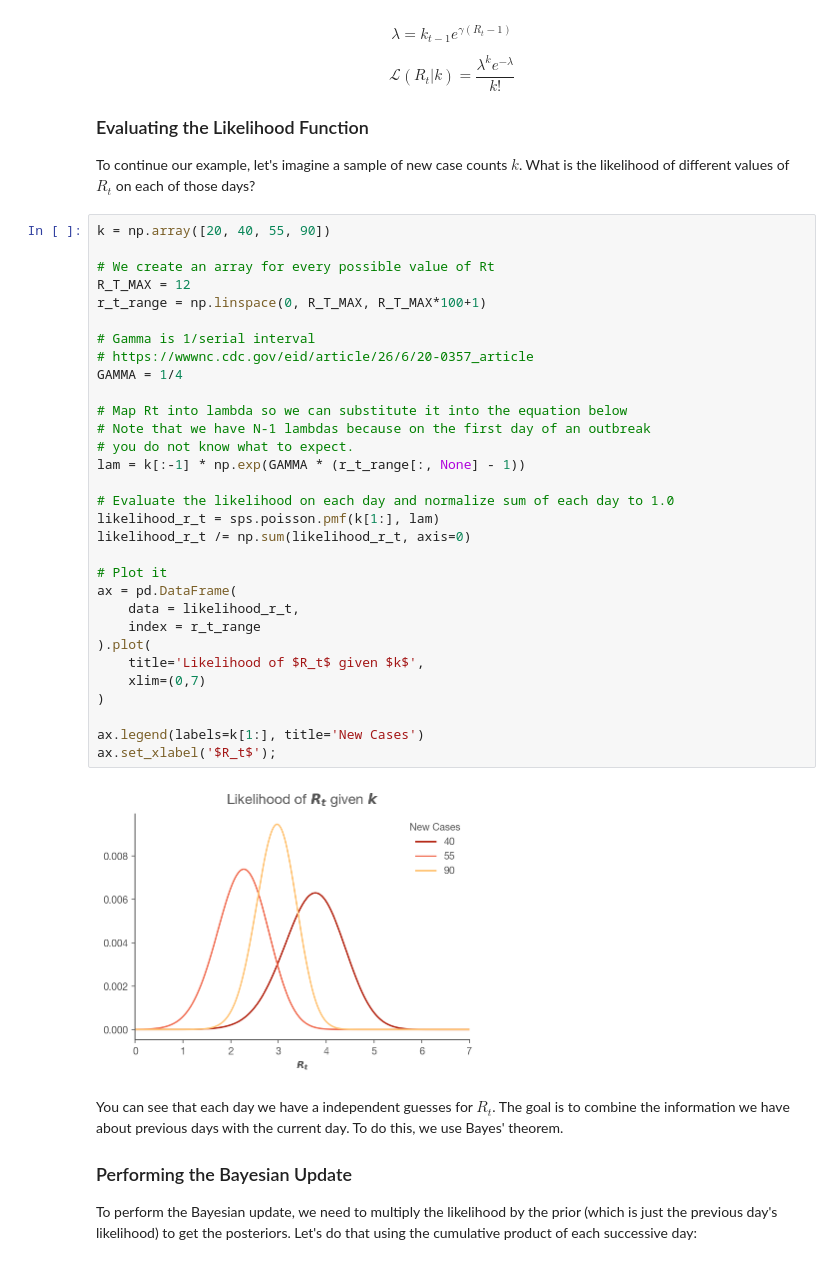
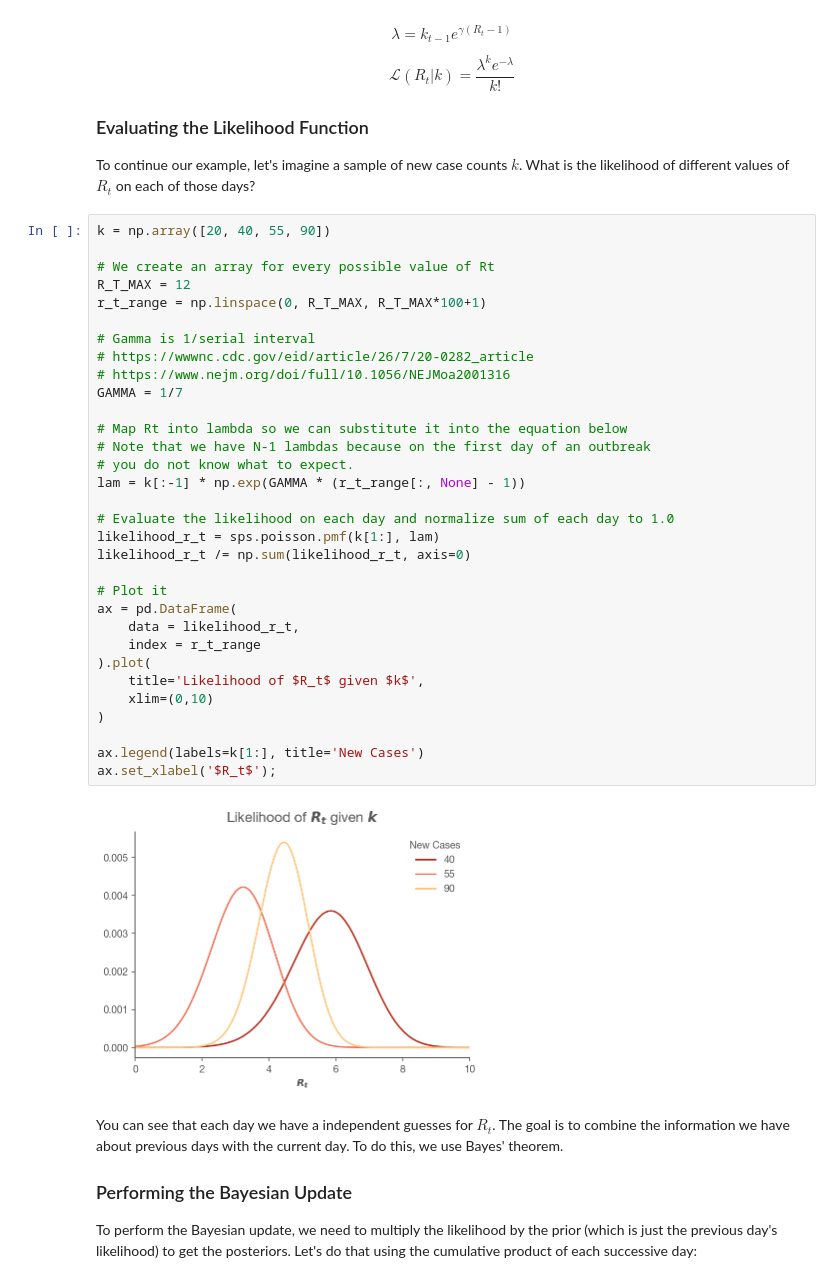
Before and after one commit to k-sys/covid-19, a Jupyter notebook: Realtime R0.ipynb, the cells around one changed output. Drawn from its saved outputs; the diff is of its cells as text.

```diff
--- a/Realtime R0.ipynb
+++ b/Realtime R0.ipynb
@@ -155,36 +149,37 @@ To continue our example, let's imagine a sample of new case counts $k$. What is
 # %%
 k = np.array([20, 40, 55, 90])
 
 # We create an array for every possible value of Rt
 R_T_MAX = 12
 r_t_range = np.linspace(0, R_T_MAX, R_T_MAX*100+1)
 
 # Gamma is 1/serial interval
-# https://wwwnc.cdc.gov/eid/article/26/6/20-0357_article
-GAMMA = 1/4
+# https://wwwnc.cdc.gov/eid/article/26/7/20-0282_article
+# https://www.nejm.org/doi/full/10.1056/NEJMoa2001316
+GAMMA = 1/7
 
 # Map Rt into lambda so we can substitute it into the equation below
 # Note that we have N-1 lambdas because on the first day of an outbreak
 # you do not know what to expect.
 lam = k[:-1] * np.exp(GAMMA * (r_t_range[:, None] - 1))
 
 # Evaluate the likelihood on each day and normalize sum of each day to 1.0
 likelihood_r_t = sps.poisson.pmf(k[1:], lam)
 likelihood_r_t /= np.sum(likelihood_r_t, axis=0)
 
 # Plot it
 ax = pd.DataFrame(
     data = likelihood_r_t,
     index = r_t_range
 ).plot(
     title='Likelihood of $R_t$ given $k$',
-    xlim=(0,7)
+    xlim=(0,10)
 )
 
 ax.legend(labels=k[1:], title='New Cases')
 ax.set_xlabel('$R_t$');
 # %% [output]
-[figure, old version]
+[figure, new version]
 # %% [markdown]
 You can see that each day we have a independent guesses for $R_t$. The goal is to combine the information we have about previous days with the current day. To do this, we use Bayes' theorem.
 
```
Also changed, not shown: parts of 22 cells of this notebook.
